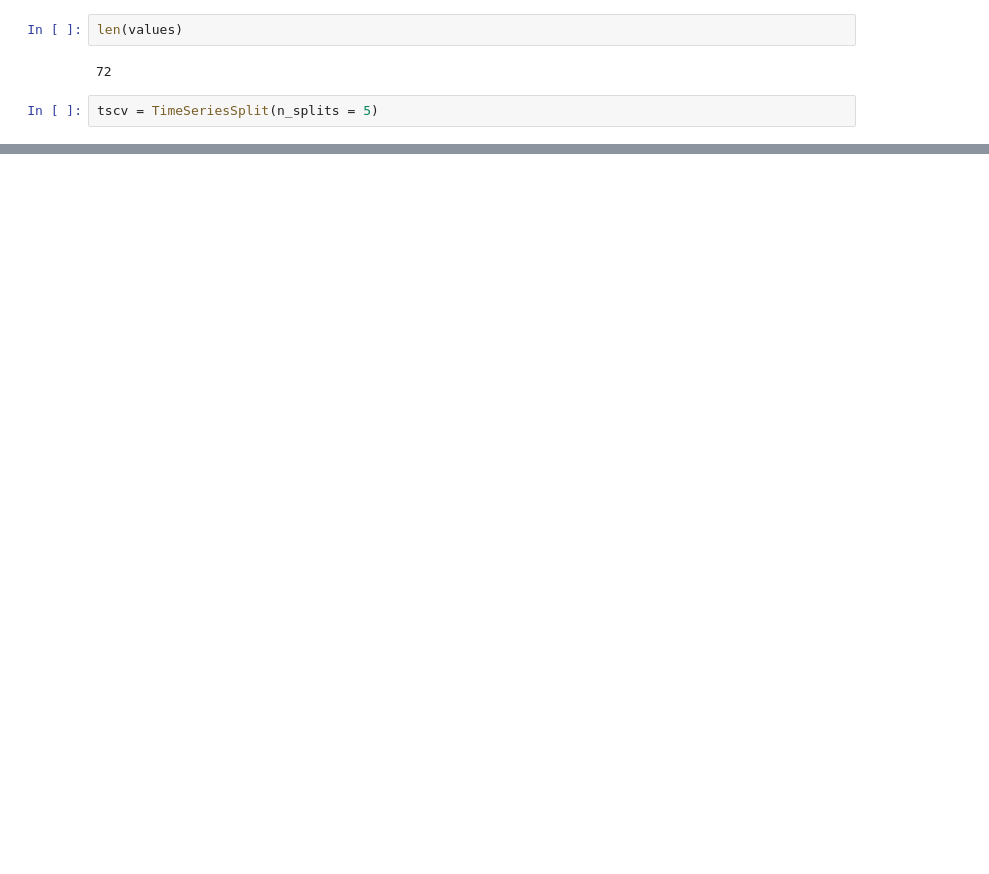
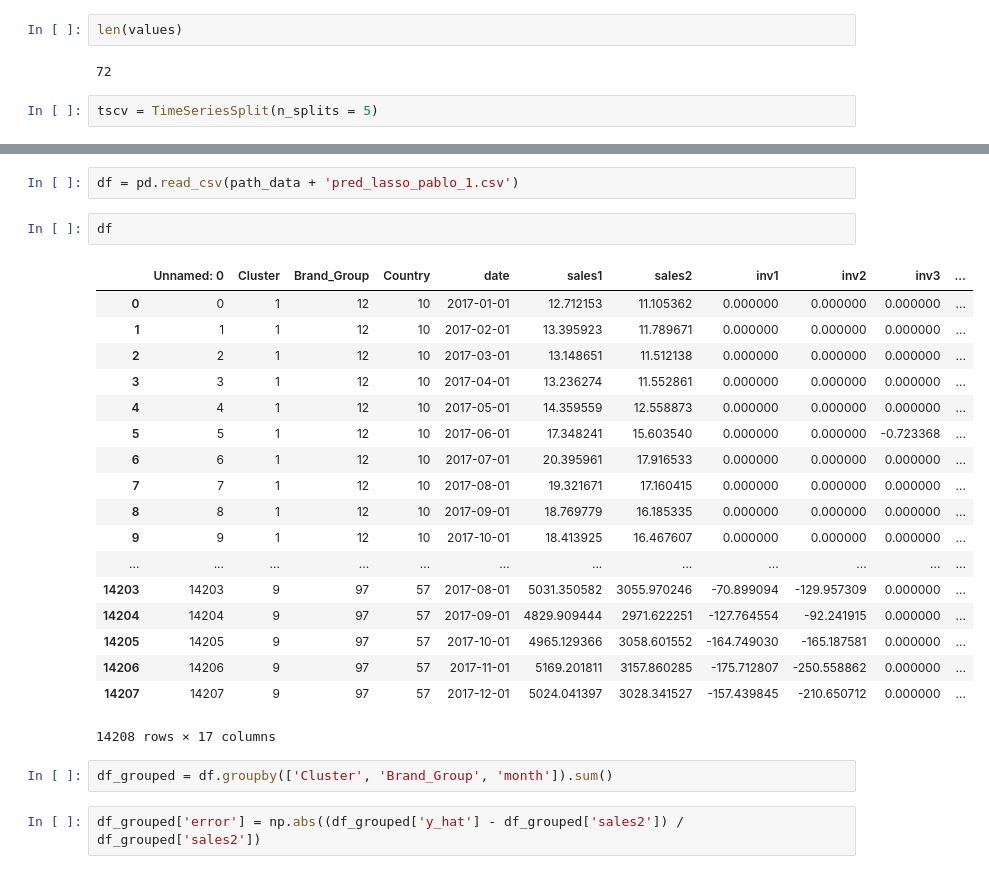
Before and after one commit to SergiGomez/novartis-datathon, a Jupyter notebook: sergi_notebook_prueba_1.ipynb, the cells around one changed output, grey strips where cells are left out. Drawn from its saved outputs; the diff is of its cells as text; blank space fills up the shorter version.

```diff
--- a/sergi_notebook_prueba_1.ipynb
+++ b/sergi_notebook_prueba_1.ipynb
@@ -162,0 +235,27 @@ Train: ['2012-01-01' '2012-02-01' '2012-03-01' '2012-04-01' '2012-05-01'
+# %%
+df = pd.read_csv(path_data + 'pred_lasso_pablo_1.csv')
+# %%
+df
+# %% [output]
+|  | Unnamed: 0 | Cluster | Brand_Group | Country | date | sales1 | sales2 | inv1 | inv2 | inv3 | ... |
+| 0 | 0 | 1 | 12 | 10 | 2017-01-01 | 12.712153 | 11.105362 | 0.000000 | 0.000000 | 0.000000 | ... |
+| 1 | 1 | 1 | 12 | 10 | 2017-02-01 | 13.395923 | 11.789671 | 0.000000 | 0.000000 | 0.000000 | ... |
+| 2 | 2 | 1 | 12 | 10 | 2017-03-01 | 13.148651 | 11.512138 | 0.000000 | 0.000000 | 0.000000 | ... |
+| 3 | 3 | 1 | 12 | 10 | 2017-04-01 | 13.236274 | 11.552861 | 0.000000 | 0.000000 | 0.000000 | ... |
+| 4 | 4 | 1 | 12 | 10 | 2017-05-01 | 14.359559 | 12.558873 | 0.000000 | 0.000000 | 0.000000 | ... |
+| 5 | 5 | 1 | 12 | 10 | 2017-06-01 | 17.348241 | 15.603540 | 0.000000 | 0.000000 | -0.723368 | ... |
+| 6 | 6 | 1 | 12 | 10 | 2017-07-01 | 20.395961 | 17.916533 | 0.000000 | 0.000000 | 0.000000 | ... |
+| 7 | 7 | 1 | 12 | 10 | 2017-08-01 | 19.321671 | 17.160415 | 0.000000 | 0.000000 | 0.000000 | ... |
+| 8 | 8 | 1 | 12 | 10 | 2017-09-01 | 18.769779 | 16.185335 | 0.000000 | 0.000000 | 0.000000 | ... |
+| 9 | 9 | 1 | 12 | 10 | 2017-10-01 | 18.413925 | 16.467607 | 0.000000 | 0.000000 | 0.000000 | ... |
+| ... | ... | ... | ... | ... | ... | ... | ... | ... | ... | ... | ... |
+| 14203 | 14203 | 9 | 97 | 57 | 2017-08-01 | 5031.350582 | 3055.970246 | -70.899094 | -129.957309 | 0.000000 | ... |
+| 14204 | 14204 | 9 | 97 | 57 | 2017-09-01 | 4829.909444 | 2971.622251 | -127.764554 | -92.241915 | 0.000000 | ... |
+| 14205 | 14205 | 9 | 97 | 57 | 2017-10-01 | 4965.129366 | 3058.601552 | -164.749030 | -165.187581 | 0.000000 | ... |
+| 14206 | 14206 | 9 | 97 | 57 | 2017-11-01 | 5169.201811 | 3157.860285 | -175.712807 | -250.558862 | 0.000000 | ... |
+| 14207 | 14207 | 9 | 97 | 57 | 2017-12-01 | 5024.041397 | 3028.341527 | -157.439845 | -210.650712 | 0.000000 | ... |
+14208 rows × 17 columns
+# %%
+df_grouped = df.groupby(['Cluster', 'Brand_Group', 'month']).sum()
+# %%
+df_grouped['error'] = np.abs((df_grouped['y_hat'] - df_grouped['sales2']) / df_grouped['sales2'])
```
Also changed, not shown: parts of 30 cells of this notebook, 6 other files.
